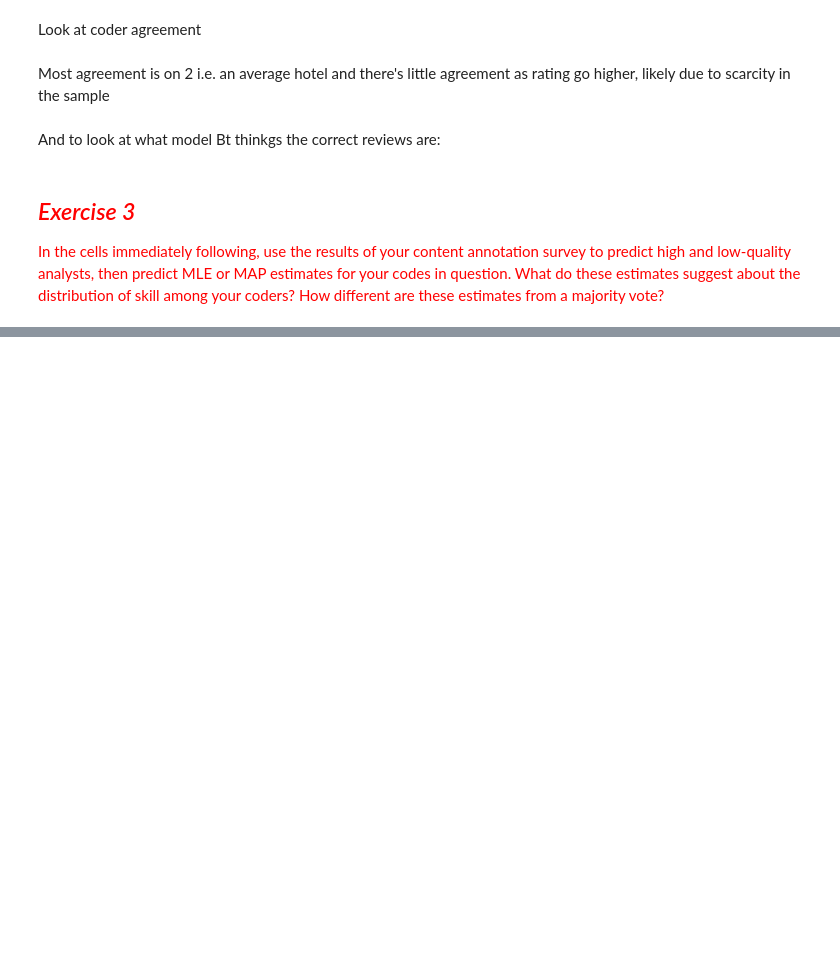
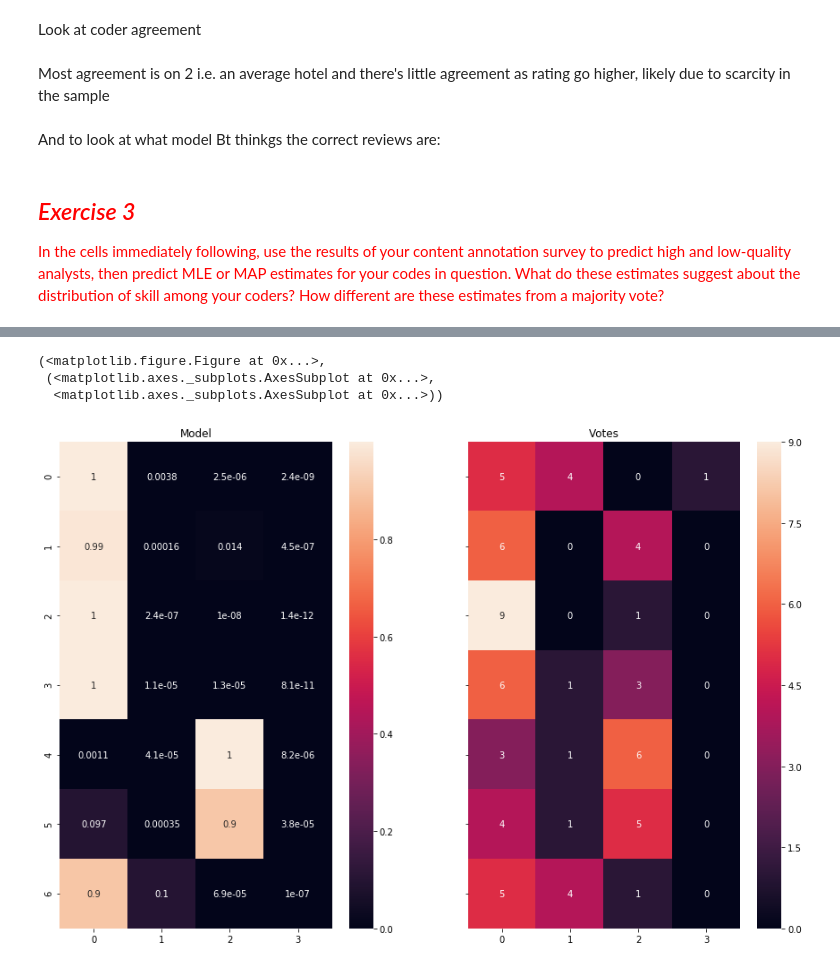
Before and after one commit to xywu-soc/content-analysis-2018, a Jupyter notebook: 5-Reliability/5-Reliability.ipynb, the cells around one changed output, grey strips where cells are left out. Drawn from its saved outputs; the diff is of its cells as text; code cells hidden in the pictures; blank space fills up the shorter version.

```diff
--- a/5-Reliability/5-Reliability.ipynb
+++ b/5-Reliability/5-Reliability.ipynb
@@ -424,0 +603,7 @@ makeQuestionComparison(model_hot, anno_hot)
+# %%
+## Train model by MLE
+# Create a new instance of model B, with 4 label classes
+music_model = ModelB.create_initial_state(4,10)
+# Other model parameters are initialized from the model prior
+print(music_model.theta)
+print(music_model.log_likelihood(music_anno.annotations))
@@ -424,0 +659,8 @@ makeQuestionComparison(model_hot, anno_hot)
+# %%
+# Visualize
+makeQuestionComparison(music_model, music_anno)
+# %% [output]
+(<matplotlib.figure.Figure at 0x...>,
+ (<matplotlib.axes._subplots.AxesSubplot at 0x...>,
+  <matplotlib.axes._subplots.AxesSubplot at 0x...>))
+[figure, added]
```
Also changed, not shown: parts of 32 cells of this notebook.
